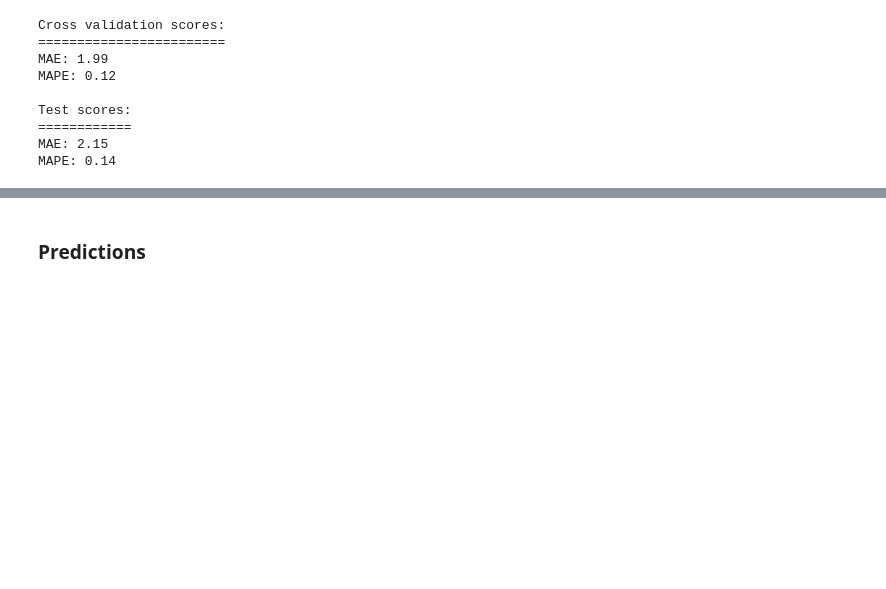
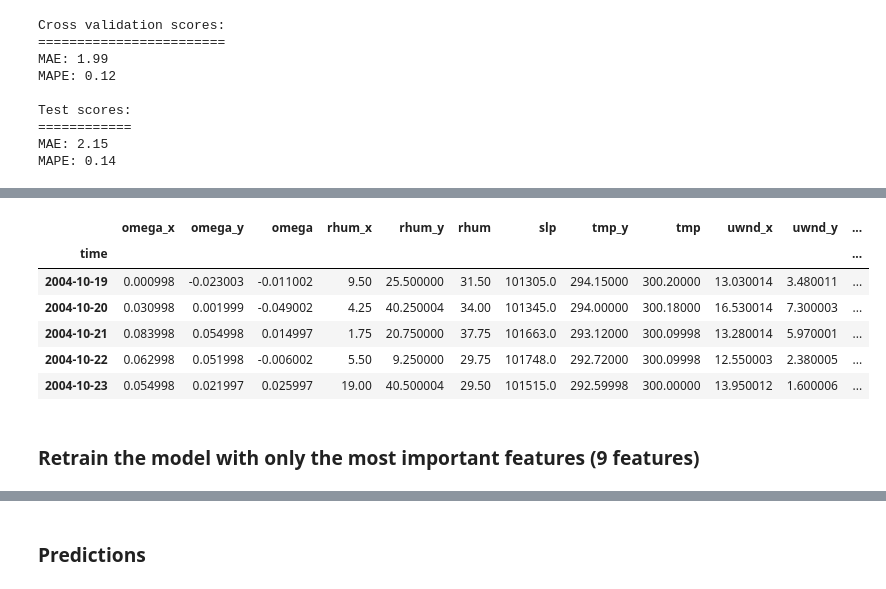
Before and after one commit to abdulmalikadeyemo/Rainfall_Prediction, a Jupyter notebook: Other-models.ipynb, the cells around one changed output, grey strips where cells are left out. Cells and saved outputs as stored; diff of their text form; code cells hidden in the pictures; blank space fills up the shorter version.

```diff
--- a/Other-models.ipynb
+++ b/Other-models.ipynb
@@ -286,0 +273,12 @@ The MAPE value of **0.14** indicates that on average the forecasts over the whol
+# %%
+X_test.head()
+# %% [output]
+|  | omega_x | omega_y | omega | rhum_x | rhum_y | rhum | slp | tmp_y | tmp | uwnd_x | uwnd_y | ... |
+| time |  |  |  |  |  |  |  |  |  |  |  | ... |
+| 2004-10-19 | 0.000998 | -0.023003 | -0.011002 | 9.50 | 25.500000 | 31.50 | 101305.0 | 294.15000 | 300.20000 | 13.030014 | 3.480011 | ... |
+| 2004-10-20 | 0.030998 | 0.001999 | -0.049002 | 4.25 | 40.250004 | 34.00 | 101345.0 | 294.00000 | 300.18000 | 16.530014 | 7.300003 | ... |
+| 2004-10-21 | 0.083998 | 0.054998 | 0.014997 | 1.75 | 20.750000 | 37.75 | 101663.0 | 293.12000 | 300.09998 | 13.280014 | 5.970001 | ... |
+| 2004-10-22 | 0.062998 | 0.051998 | -0.006002 | 5.50 | 9.250000 | 29.75 | 101748.0 | 292.72000 | 300.09998 | 12.550003 | 2.380005 | ... |
+| 2004-10-23 | 0.054998 | 0.021997 | 0.025997 | 19.00 | 40.500004 | 29.50 | 101515.0 | 292.59998 | 300.00000 | 13.950012 | 1.600006 | ... |
+# %% [markdown]
+### Retrain the model with only the most important features (9 features)
```
Also changed, not shown: parts of 33 cells of this notebook.
